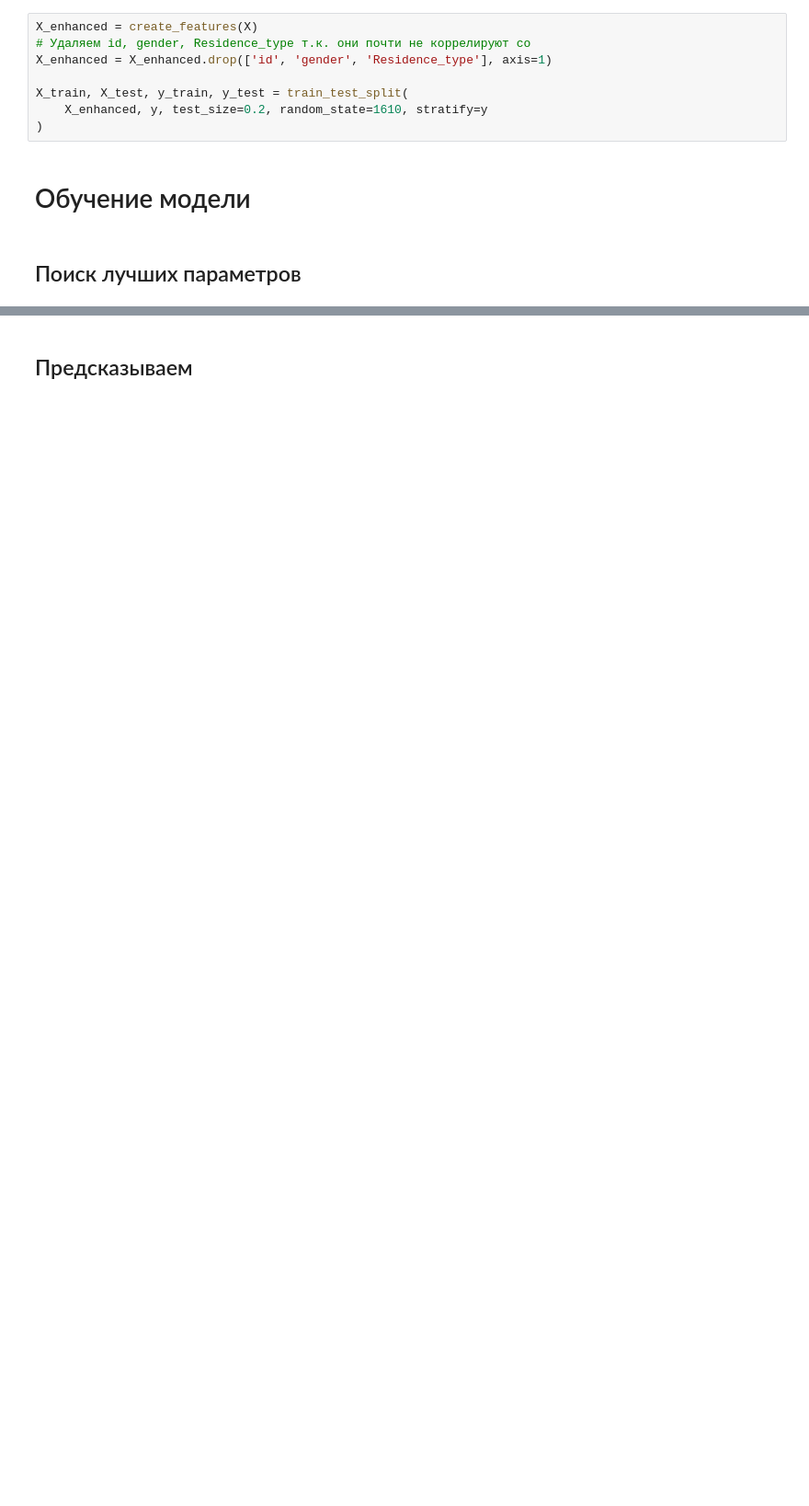
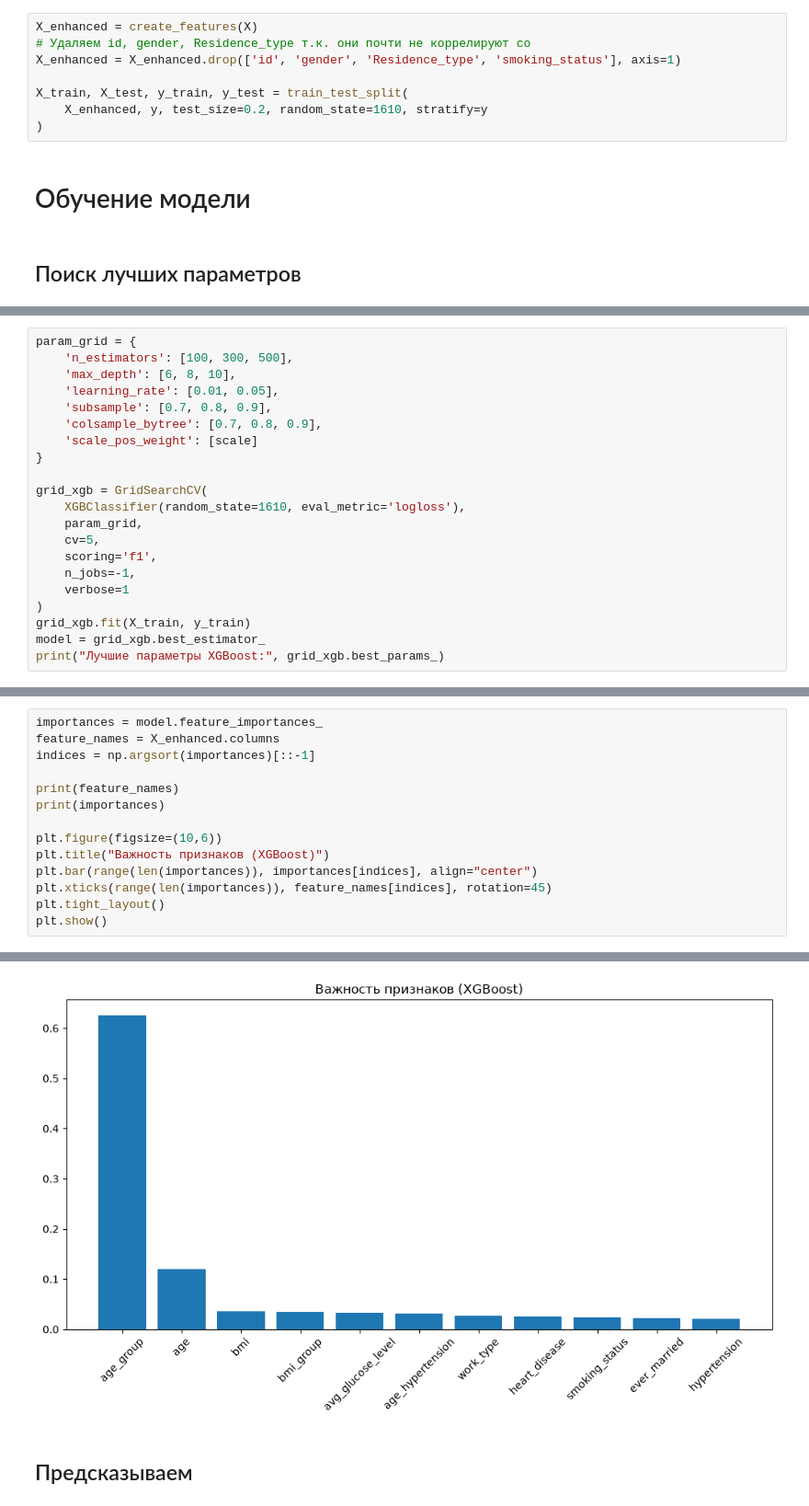
Before and after one commit to Fandoren/ML_Stroke_Prediction, a Jupyter notebook: main.ipynb, the cells around one changed output, grey strips where cells are left out. Shown at 92% size. Saved outputs shown, nothing was run; the diff lists cells and outputs as text; blank space fills up the shorter version.

Commit message:
XGBoost

```diff
--- a/main.ipynb
+++ b/main.ipynb
@@ -250,7 +248,7 @@ def create_features(df):
 # %%
 X_enhanced = create_features(X)
 # Удаляем id, gender, Residence_type т.к. они почти не коррелируют со
-X_enhanced = X_enhanced.drop(['id', 'gender', 'Residence_type'], axis=1)
+X_enhanced = X_enhanced.drop(['id', 'gender', 'Residence_type', 'smoking_status'], axis=1)
 
 X_train, X_test, y_train, y_test = train_test_split(
     X_enhanced, y, test_size=0.2, random_state=1610, stratify=y
@@ -301,0 +260,21 @@ best_params = grid.best_params_
+# %%
+param_grid = {
+    'n_estimators': [100, 300, 500],
+    'max_depth': [6, 8, 10],
+    'learning_rate': [0.01, 0.05],
+    'subsample': [0.7, 0.8, 0.9],
+    'colsample_bytree': [0.7, 0.8, 0.9],
+    'scale_pos_weight': [scale]
+}
+
+grid_xgb = GridSearchCV(
+    XGBClassifier(random_state=1610, eval_metric='logloss'),
+    param_grid,
+    cv=5,
+    scoring='f1',
+    n_jobs=-1,
+    verbose=1
+)
+grid_xgb.fit(X_train, y_train)
+model = grid_xgb.best_estimator_
+print("Лучшие параметры XGBoost:", grid_xgb.best_params_)
@@ -301,0 +284,15 @@ best_params = grid.best_params_
+# %%
+importances = model.feature_importances_
+feature_names = X_enhanced.columns
+indices = np.argsort(importances)[::-1]
+
+print(feature_names)
+print(importances)
+
+plt.figure(figsize=(10,6))
+plt.title("Важность признаков (XGBoost)")
+plt.bar(range(len(importances)), importances[indices], align="center")
+plt.xticks(range(len(importances)), feature_names[indices], rotation=45)
+plt.tight_layout()
+plt.show()
+# %% [output]
@@ -302,3 +305,4 @@ best_params = grid.best_params_
+[figure, added]
 # %% [markdown]
 ## Предсказываем
 # %%
```
Also changed, not shown: parts of 11 cells of this notebook.
